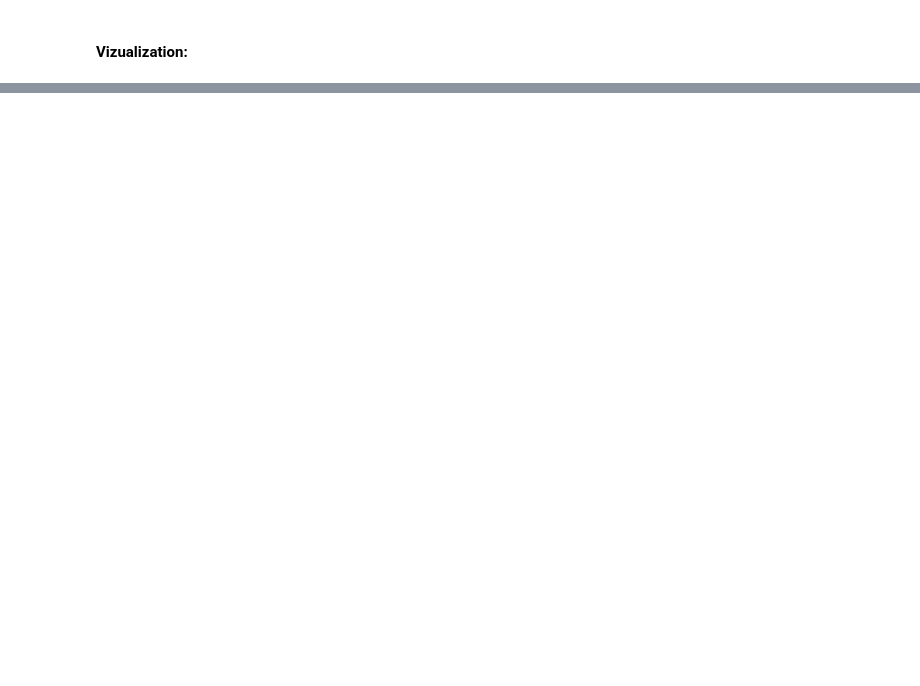
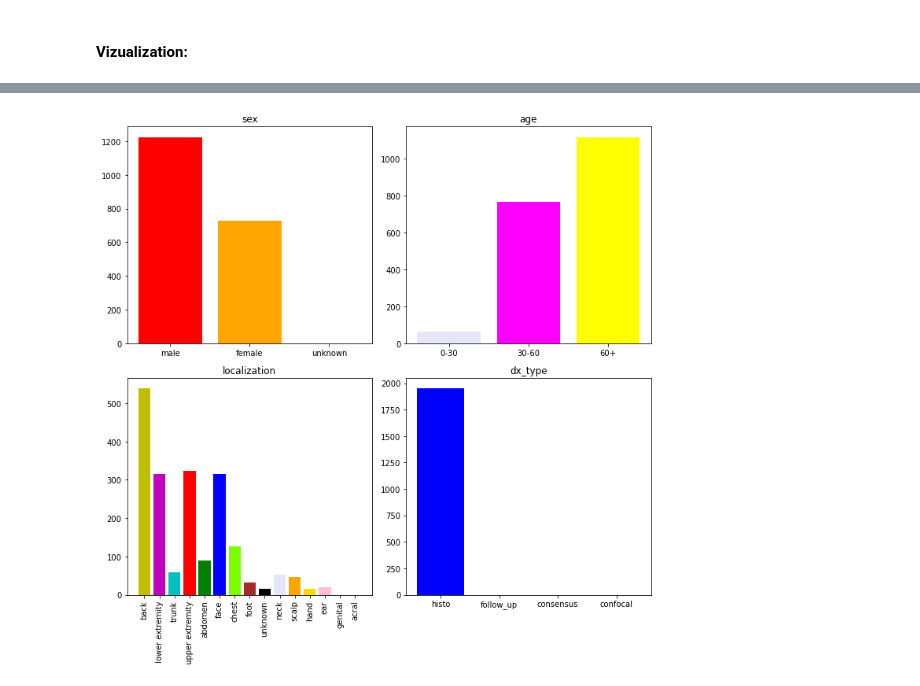
Before and after one commit to GabiDunaevsky/data-science-project-second-semester, a Jupyter notebook: Notebook3.ipynb, the cells around one changed output, grey strips where cells are left out. Drawn from its saved outputs; the diff is of its cells as text; code cells hidden in the pictures; blank space fills up the shorter version.

```diff
--- a/Notebook3.ipynb
+++ b/Notebook3.ipynb
@@ -92,10 +101,9 @@ age             0.569146
 sex             0.000000
 localization    0.000000
 dtype: float64
-# %%
-# beacause i dont want to "lose" the information about this peaople i will give them the mean age.
-mean_age = round(df['age'].mean())
-df.fillna(value = mean_age,inplace = True)
+# %%
+# I have decided to delete the null rows because if we dont know the age for sure it can not help us.
+df.dropna(inplace=True)
 # %%
 df.isnull().sum()
 # %% [output]
@@ -124,16 +132,3 @@ df1
 | 4 | akiec | Actinic keratoses | yes |
 | 5 | vasc | Vascular lesions | no |
 | 6 | df | Dermatofibroma | no |
-# %%
-# as a preparing to the visualization we will make a new column with the full names.
-dx_dict = {
-    'nv': 'Melanocytic nevi',
-    'mel': 'Melanoma',
-    'bkl': 'Benign keratosis',
-    'bcc': 'Basal cell carcinoma',
-    'akiec': 'Actinic keratoses',
-    'vasc': 'Vascular lesions',
-    'df': 'Dermatofibroma'
-}
-
-df['dx full names'] = df['dx'].map(dx_dict.get)
@@ -169,0 +161,41 @@ plt.xticks(labels, rotation='vertical')
+# %%
+# We want to show the frequancy about our data while we taking all the canceraus lesions.
+fig, axs = plt.subplots(1, 3,figsize = (10,10))
+
+g = (df.dx == 'bcc')|(df.dx == 'mel')|(df.dx == 'akiec')
+
+plt.subplot(2,2,1)
+xlabels = ['male','female','unknown']
+ylabels = [len(df[(df.sex=='male') & g]) ,len(df[(df.sex=='female') & g]),len(df[(df.sex=='unknown') & g])]
+plt.bar(xlabels, ylabels,color=['r','orange'])
+plt.title("sex")
+
+plt.subplot(2,2,2)
+xlabels = ['0-30','30-60','60+']
+ylabels = [len(df[(df.age <= 30) & g]) ,len(df[(df.age>30) & (df.age<=60) & g]),len(df[(df.age>60) & g])]
+plt.bar(xlabels, ylabels,color=['lavender','fuchsia','yellow'])
+plt.title("age")
+
+plt.subplot(2,2,3)
+xlabels = [ 'back','lower extremity','trunk','upper extremity','abdomen','face','chest','foot','unknown','neck','scalp',
+          'hand','ear','genital','acral']
+ylabels = [len(df[(df.localization == 'back') & g]),len(df[(df.localization == 'lower extremity') & g]),len(df[(df.localization == 'trunk') & g]),
+len(df[(df.localization == 'upper extremity') & g]),len(df[(df.localization == 'abdomen') & g]),len(df[(df.localization == 'face') & g]),
+len(df[(df.localization == 'chest') & g]),len(df[(df.localization == 'foot') & g]),len(df[(df.localization == 'unknown') & g]),
+len(df[(df.localization == 'neck') & g]),len(df[(df.localization == 'scalp') & g]),len(df[(df.localization == 'hand') & g]),
+len(df[(df.localization == 'ear') & g]),len(df[(df.localization == 'genital') & g]),len(df[(df.localization == 'acral') & g])]
+plt.bar(xlabels, ylabels,color=['y','m','c','r','g','b','lawngreen','brown','k','lavender','orange','gold','pink'])
+plt.xticks(xlabels, rotation='vertical')
+plt.title("localization")
+
+plt.subplot(2,2,4)
+xlabels = ['histo','follow_up','consensus','confocal']
+ylabels = [len(df[(df.dx_type == 'histo') & g]) ,len(df[(df.dx_type=='follow_up') & g]),
+         len(df[(df.dx_type == 'consensus') & g]),len(df[(df.dx_type=='confocal') & g])]
+plt.bar(xlabels, ylabels,color=['b','fuchsia','yellow','g'])
+plt.title("dx_type")
+
+
+plt.tight_layout()
+# %% [output]
+[figure, added]
```
Also changed, not shown: parts of 58 cells of this notebook.
